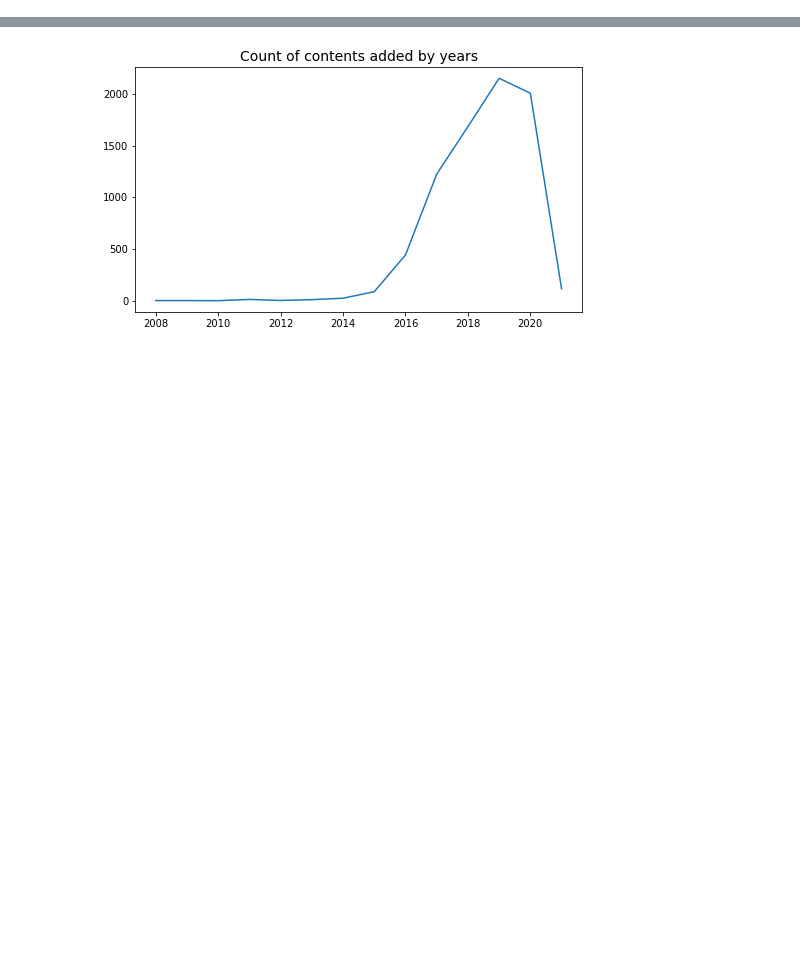
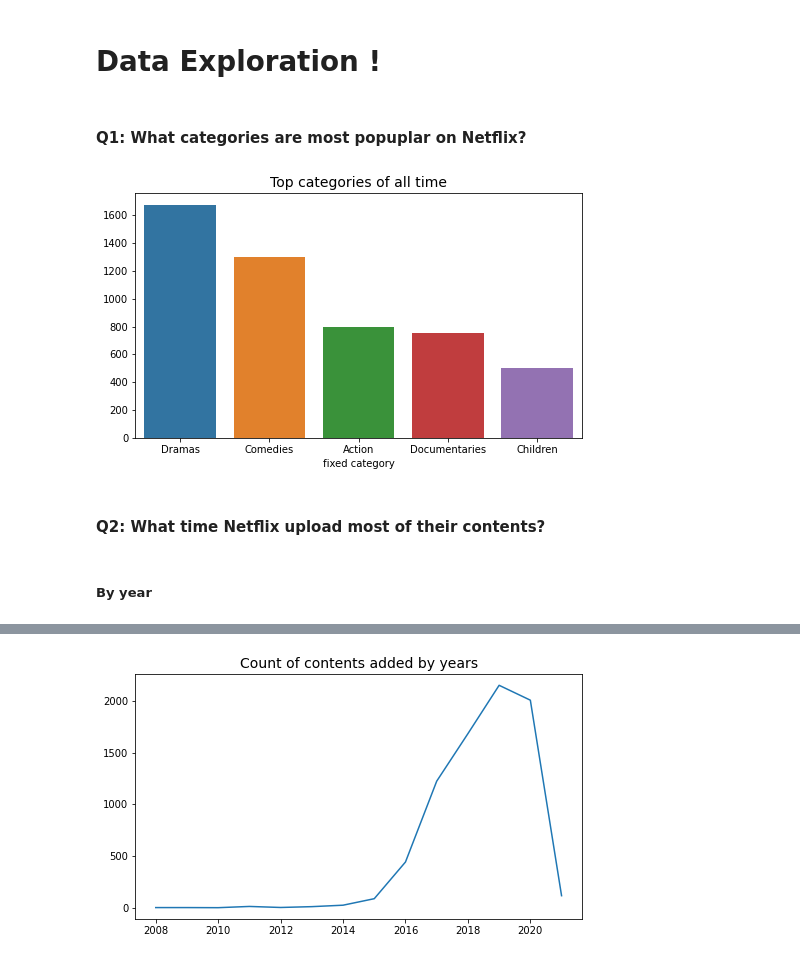
Before and after one commit to NofarAzilik/Netflix-data-analysis, a Jupyter notebook: jupyter_netflix.ipynb, the cells around one changed output, grey strips where cells are left out. Drawn from its saved outputs; the diff is of its cells as text; code cells hidden in the pictures; blank space fills up the shorter version.

```diff
--- a/jupyter_netflix.ipynb
+++ b/jupyter_netflix.ipynb
@@ -44,0 +98,17 @@ by_weekday = data.groupby(['weekday']).size()
+# %% [markdown]
+# Data Exploration !
+# %% [markdown]
+#### Q1: What categories are most popuplar on Netflix?
+# %%
+by_category = df.groupby(['fixed category']).size()
+top_5_cats = by_category.sort_values(ascending= False).head(5)
+plt.figure(figsize=(8, 4.5))
+sns.barplot(x=top_5_cats.index, y=top_5_cats)
+plt.title('Top categories of all time', fontsize=14)
+plt.show()
+# %% [output]
+[figure, added]
+# %% [markdown]
+#### Q2: What time Netflix upload most of their contents?
+# %% [markdown]
+##### By year
```
Also changed, not shown: parts of 28 cells of this notebook.
